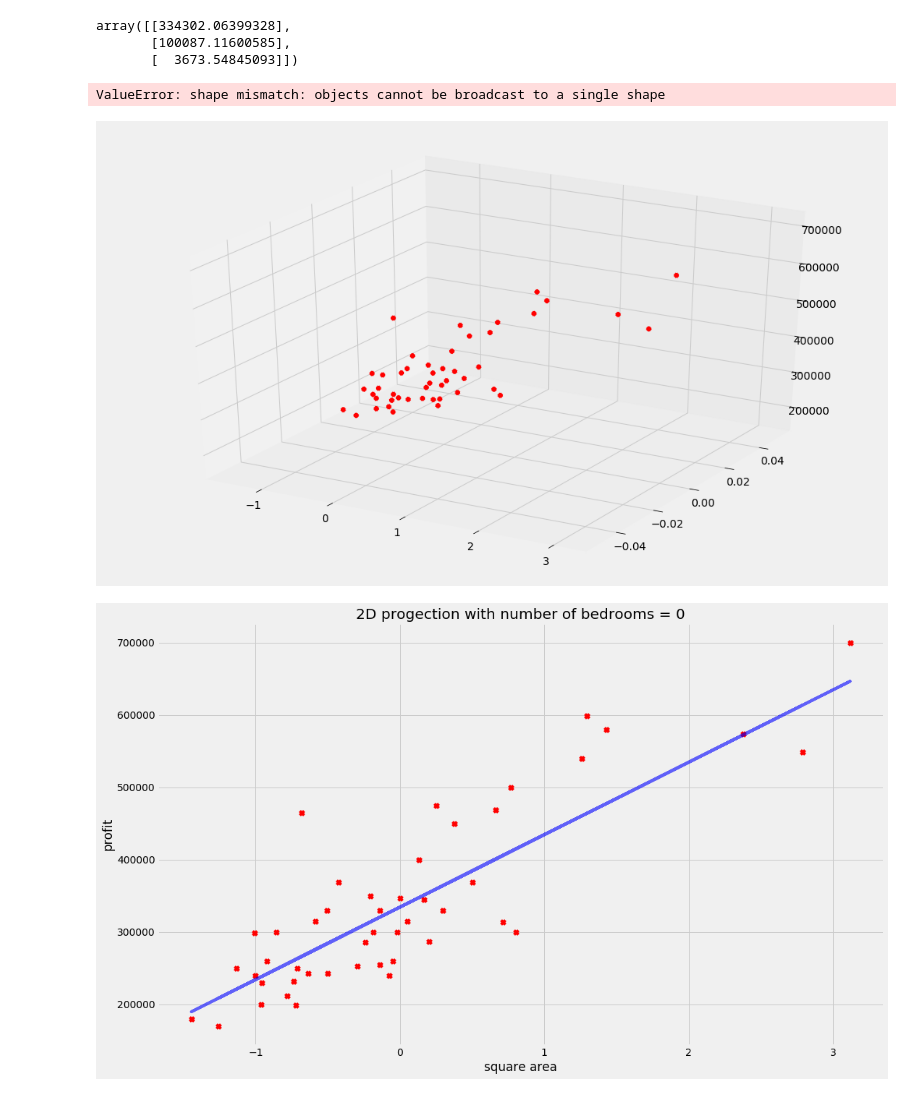
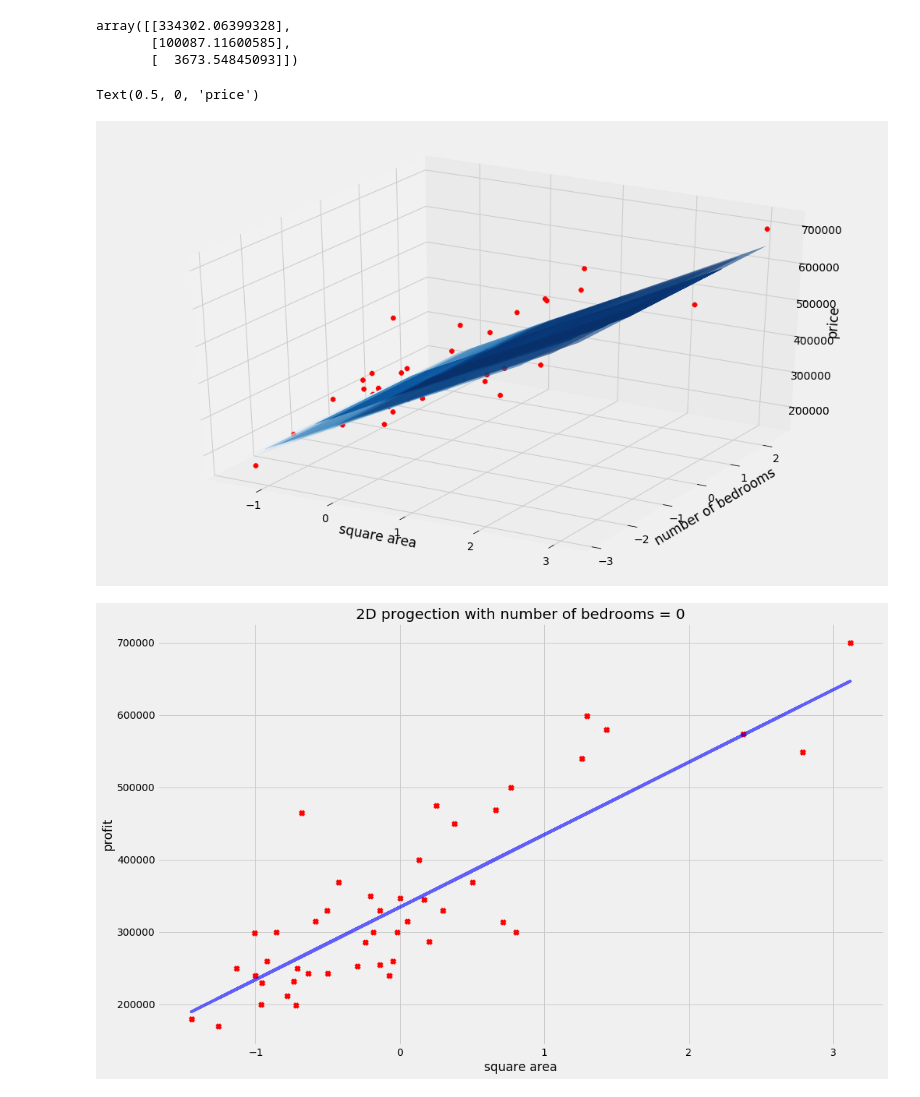
Before and after one commit to amoskovskykh/machine_learning_coursera_andrewng, a Jupyter notebook: linear_regression_mult.ipynb, the cells around one changed output. Cells and saved outputs as stored; diff of their text form; code cells hidden in the pictures.

Commit message:
fixed plot

```diff
--- a/linear_regression_mult.ipynb
+++ b/linear_regression_mult.ipynb
@@ -91,18 +91,15 @@ Y = np.meshgrid(Y[:,0], Y[:,0])[0]
 X1, X2 = np.meshgrid(X[:,1], X[:,2])
 # %%
 ax = plt.axes(projection = '3d')
-
 ax.scatter(X[:,1], X[:,2], y, c = 'r', alpha = 1, marker = 'x', edgecolor = 'none');
-ax.plot_surface(X1, X2, Y, rstride = 1, cstride = 1, cmap = 'cool', edgecolor = 'none', alpha = 0.2)
+ax.plot_surface(X1, X2, Y, cmap = 'Blues', alpha = 0.2)
 # ax.view_init(5, -90)
 ax.set_xlabel('square area')
 ax.set_ylabel('number of bedrooms')
 ax.set_zlabel('price')
-plt.show()
-X2.shape
 # %% [output]
-ValueError: shape mismatch: objects cannot be broadcast to a single shape
+Text(0.5, 0, 'price')
-[figure, old version]
+[figure, new version]
 # %%
 X1 = X
 X1[:,2][:] = 0
```
